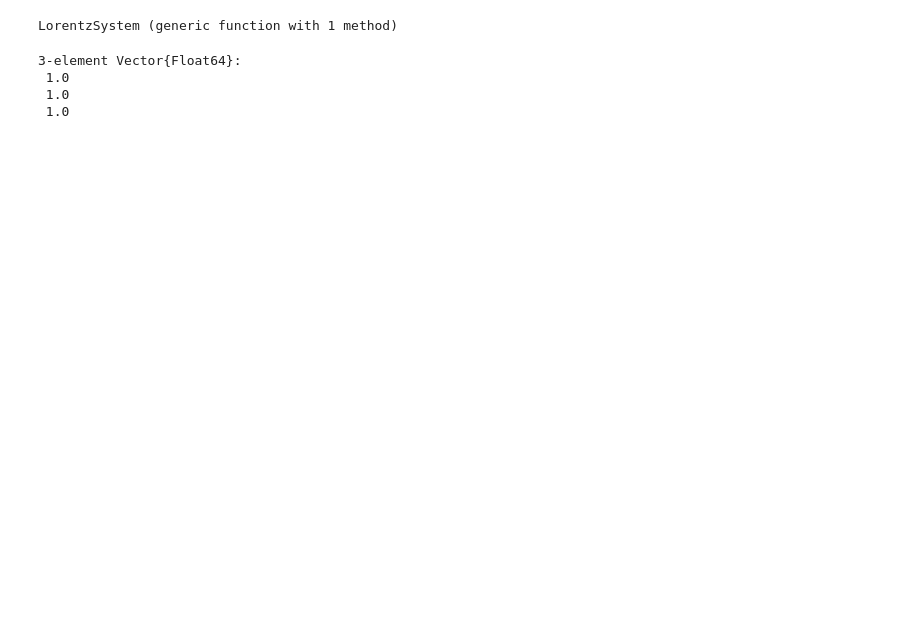
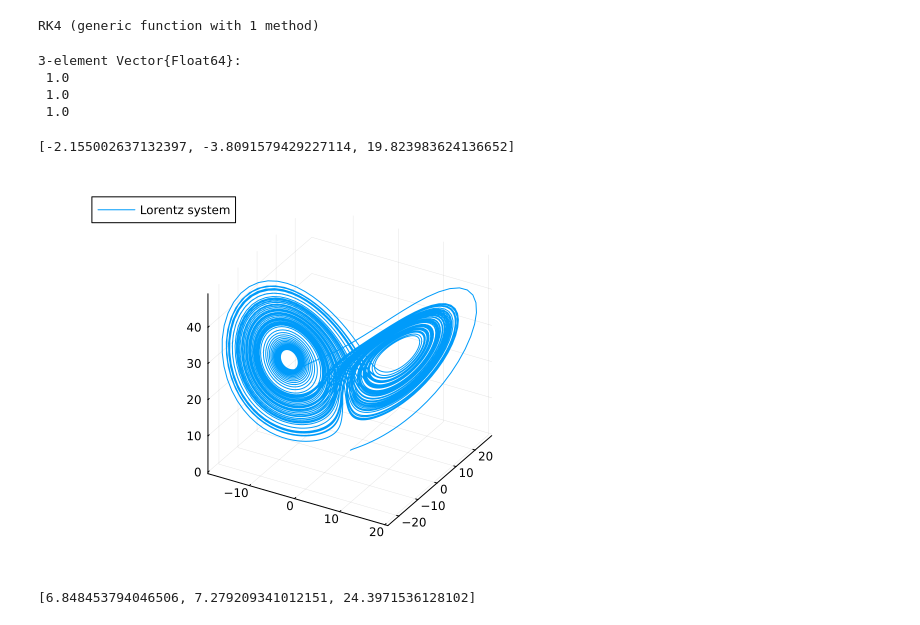
Before and after one commit to eiralarsson/Lorentz-System-Degree-Project, a Jupyter notebook: Numerical-Solvers/analysis.ipynb, the cells around one changed output. Saved outputs shown, nothing was run; the diff lists cells and outputs as text; code cells hidden in the pictures; blank space fills up the shorter version.

```diff
--- a/Numerical-Solvers/analysis.ipynb
+++ b/Numerical-Solvers/analysis.ipynb
@@ -2,22 +6,16 @@
 include("euler_method.jl")
 include("DTM.jl")
 include("lorentz_system.jl")
+include("RK4.jl")
 # %% [output]
-LorentzSystem (generic function with 1 method)
+RK4 (generic function with 1 method)
 # %%
 ## parameter values
-
-θ = 10.0
-β = 8/3
-μ = 28.0
-
-Δt = 0.1
+θ = 10.0; β = 8/3; μ = 28.0
+Δt = 0.01
 
 # initial values
-
-x₀ = 1.0
-y₀ = 1.0
-z₀ = 1.0
+x₀ = 1.0; y₀ = 1.0; z₀ = 1.0
 x̄₀ = [x₀;
       y₀;
       z₀]
@@ -26,3 +24,32 @@ x̄₀ = [x₀;
  1.0
  1.0
  1.0
+# %%
+# Runga-Kutta 4
+x̄=x̄₀
+tsteps=10000
+XRK = zeros(3,tsteps)
+for i=1:tsteps
+    x̄=RK4(LorentzSystem,[θ,μ,β],x̄,Δt)
+    XRK[:,i] = x̄
+end
+print(x̄)
+# %% [output]
+[-2.155002637132397, -3.8091579429227114, 19.823983624136652]
+# %%
+time = range(0,stop=(tsteps-1)*Δt,step=Δt)
+plot(XRK[1,:],XRK[2,:],XRK[3,:],label="Lorentz system")
+# %% [output]
+[figure, added]
+# %%
+# Euler
+x̄=x̄₀
+tsteps=10000
+Xeuler = zeros(3,tsteps)
+for i=1:tsteps
+    x̄=EulerForward(LorentzSystem,[θ,μ,β],x̄,Δt)
+    Xeuler[:,i] = x̄
+end
+print(x̄)
+# %% [output]
+[6.848453794046506, 7.279209341012151, 24.3971536128102]
```
Also changed, not shown: parts of 5 cells of this notebook, 2 other files.
